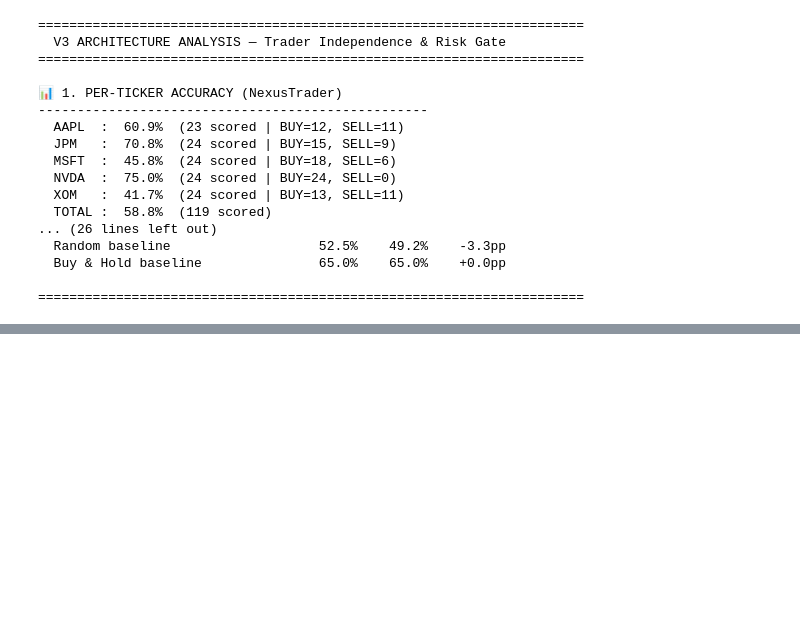
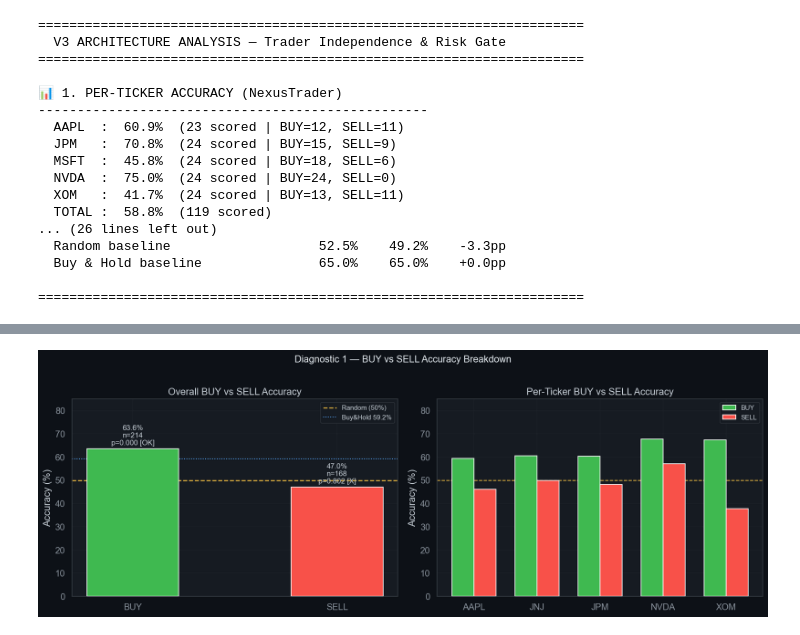
Before and after one commit to medex256/nexustrader, a Jupyter notebook: experiments/experiment_notebook.ipynb, the cells around one changed output, grey strips where cells are left out. Cells and saved outputs as stored; diff of their text form; code cells hidden in the pictures; blank space fills up the shorter version.

```diff
--- a/experiments/experiment_notebook.ipynb
+++ b/experiments/experiment_notebook.ipynb
@@ -1340,0 +1395,82 @@ print("\n" + "=" * 70)
+# %%
+
+# DIAGNOSTIC 1: BUY vs SELL accuracy breakdown + binomial tests
+df_nonhold = df_nt[df_nt["action"] != "HOLD"].copy()
+
+buy_sub  = df_nonhold[df_nonhold["action"] == "BUY"]
+sell_sub = df_nonhold[df_nonhold["action"] == "SELL"]
+
+def binomial_p(correct, total, p0=0.5):
+    result = stats.binomtest(correct, total, p0, alternative="greater")
+    return result.pvalue
+
+buy_correct  = buy_sub["correct"].sum()
+sell_correct = sell_sub["correct"].sum()
+buy_p  = binomial_p(buy_correct,  len(buy_sub))
+sell_p = binomial_p(sell_correct, len(sell_sub))
+
+# --- per-ticker BUY/SELL accuracy ---
+tickers = sorted(df_nt["ticker"].unique())
+ticker_buy_acc  = []
+ticker_sell_acc = []
+for t in tickers:
+    sub = df_nonhold[df_nonhold["ticker"] == t]
+    b   = sub[sub["action"] == "BUY"]
+    s   = sub[sub["action"] == "SELL"]
+    ticker_buy_acc.append(b["correct"].mean() * 100 if len(b) else np.nan)
+    ticker_sell_acc.append(s["correct"].mean() * 100 if len(s) else np.nan)
+
+fig, axes = plt.subplots(1, 2, figsize=(14, 5))
+fig.suptitle("Diagnostic 1 — BUY vs SELL Accuracy Breakdown", fontsize=13, color="#e6edf3", y=1.01)
+
+# Left: overall bar
+ax = axes[0]
+actions   = ["BUY", "SELL"]
+accs      = [buy_sub["correct"].mean()*100, sell_sub["correct"].mean()*100]
+counts    = [len(buy_sub), len(sell_sub)]
+colors    = ["#3fb950", "#f85149"]
+bars = ax.bar(actions, accs, color=colors, width=0.45, zorder=3)
+ax.axhline(50, color="#e3b341", lw=1.5, ls="--", label="Random (50%)")
+ax.axhline(59.2, color="#58a6ff", lw=1.2, ls=":", label="Buy&Hold 59.2%")
+for bar, acc, n, p in zip(bars, accs, counts, [buy_p, sell_p]):
+    sig = "[OK]" if p < 0.05 else "[X]"
+    ax.text(bar.get_x() + bar.get_width()/2, acc + 1,
+            f"{acc:.1f}%\nn={n}\np={p:.3f} {sig}", ha="center", va="bottom",
+            fontsize=10, color="#c9d1d9")
+ax.set_ylim(0, 85)
+ax.set_ylabel("Accuracy (%)")
+ax.set_title("Overall BUY vs SELL Accuracy")
+ax.legend(fontsize=9)
+ax.grid(axis="y", zorder=0)
+
+# Right: per-ticker grouped bar
+ax2 = axes[1]
+x = np.arange(len(tickers))
+w = 0.35
+ax2.bar(x - w/2, ticker_buy_acc,  width=w, color="#3fb950", label="BUY",  zorder=3)
+ax2.bar(x + w/2, ticker_sell_acc, width=w, color="#f85149", label="SELL", zorder=3)
+ax2.axhline(50, color="#e3b341", lw=1.2, ls="--")
+ax2.set_xticks(x)
+ax2.set_xticklabels(tickers)
+ax2.set_ylim(0, 85)
+ax2.set_ylabel("Accuracy (%)")
+ax2.set_title("Per-Ticker BUY vs SELL Accuracy")
+ax2.legend(fontsize=9)
+ax2.grid(axis="y", zorder=0)
+
+plt.tight_layout()
+plt.savefig("results/charts/diag1_buy_sell_accuracy.png", dpi=150, bbox_inches="tight",
+            facecolor=fig.get_facecolor())
+plt.show()
+
+print(f"\n📌 KEY FINDING:")
+print(f"  BUY  accuracy: {buy_sub['correct'].mean()*100:.1f}% (p={buy_p:.4f}) — GOOD, statistically significant")
+print(f"  SELL accuracy: {sell_sub['correct'].mean()*100:.1f}% (p={sell_p:.4f}) — BAD, worse than random!")
+print(f"\n  → Flipping every SELL to BUY would have yielded {(1 - sell_sub['correct'].mean())*100:.1f}% accuracy on those calls.")
+print(f"  → The SELL signal is ANTI-PREDICTIVE. The system is confidently wrong.")
+print(f"\n  Per-ticker SELL accuracy:")
+for t, s in zip(tickers, ticker_sell_acc):
+    flag = "[BAD]" if s < 50 else "[OK]"
+    print(f"    {flag} {t}: {s:.1f}%")
+# %% [output]
+[figure, added]
```
Also changed, not shown: parts of 21 cells of this notebook, 17 other files.
